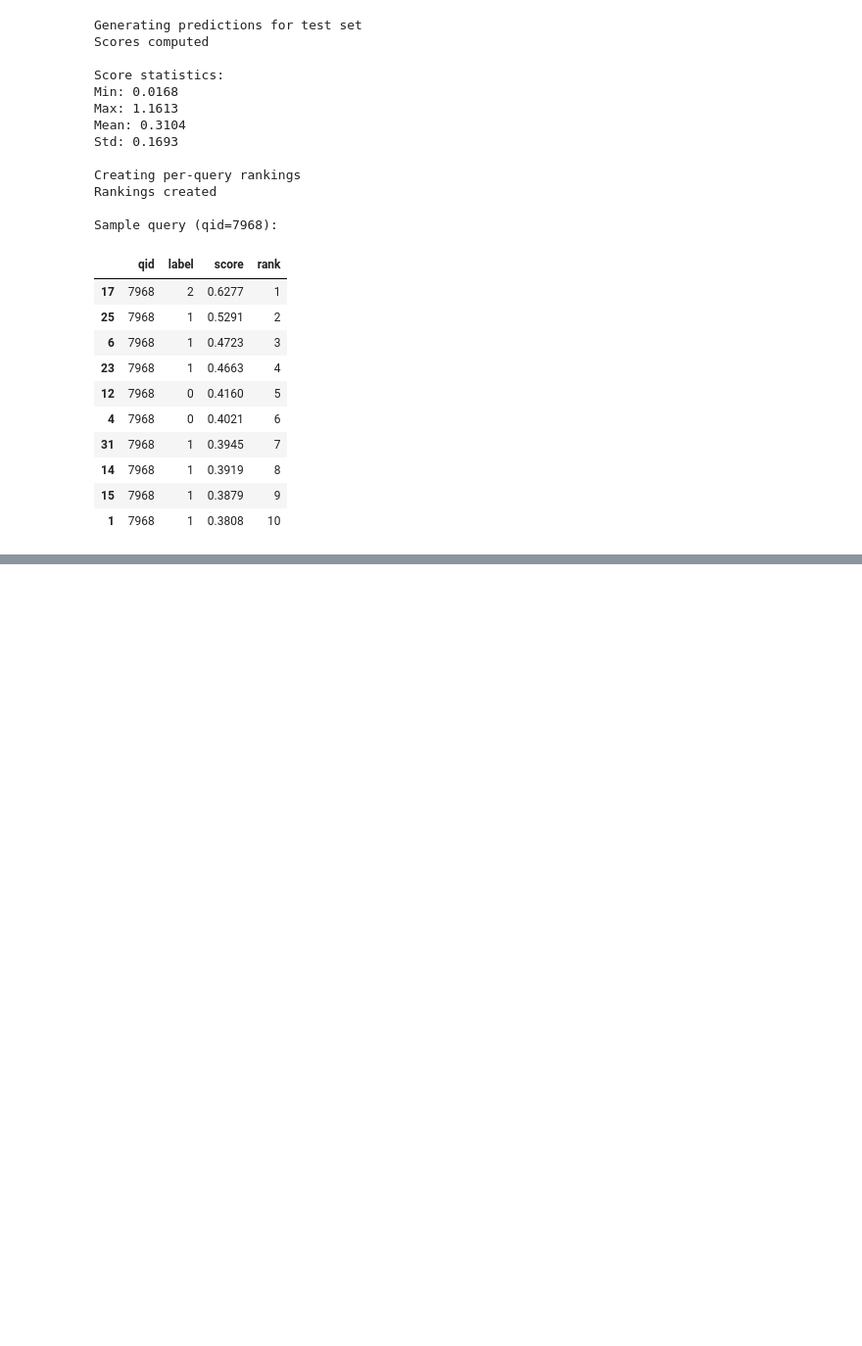
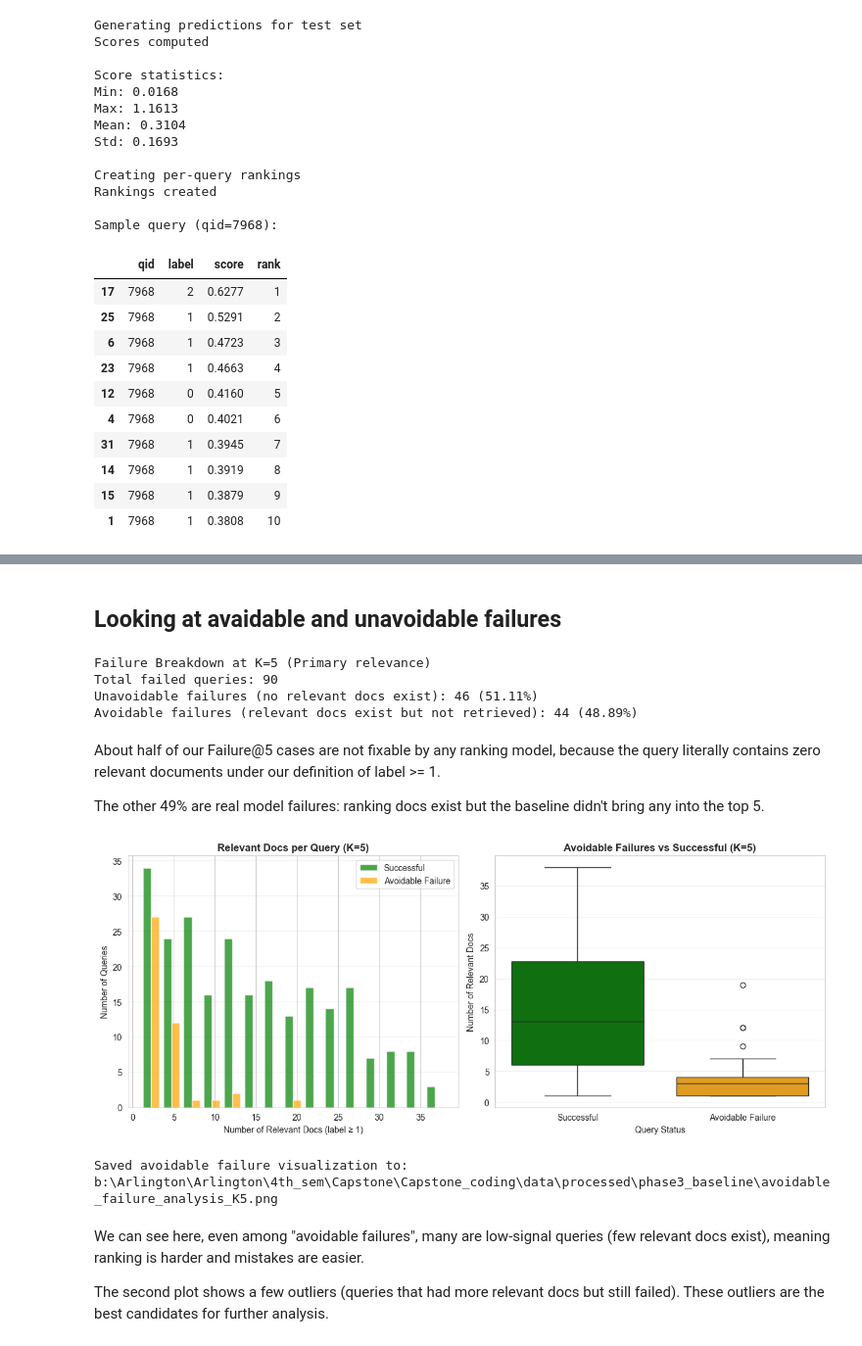
Before and after one commit to KushalMarahatta/Capstone_coding, a Jupyter notebook: notebooks/03_baseline_ranking.ipynb, the cells around one changed output, grey strips where cells are left out. Shown at 98% size. Drawn from its saved outputs; the diff is of its cells as text; code cells hidden in the pictures; blank space fills up the shorter version.

```diff
--- a/notebooks/03_baseline_ranking.ipynb
+++ b/notebooks/03_baseline_ranking.ipynb
@@ -564,0 +1092,80 @@ Sample query (qid=7968):
+# %% [markdown]
+## Looking at avaidable and unavoidable failures
+# %%
+#Splitting failed queries into unavoidable vs avoidable
+unavoidable_failures=failed_queries[failed_queries['num_relevant_1']==0]
+avoidable_failures=failed_queries[failed_queries['num_relevant_1']>0]
+
+print("\nFailure Breakdown at K=5 (Primary relevance)")
+print(f"Total failed queries: {len(failed_queries)}")
+print(f"Unavoidable failures (no relevant docs exist): {len(unavoidable_failures)} "
+      f"({100*len(unavoidable_failures)/len(failed_queries):.2f}%)")
+print(f"Avoidable failures (relevant docs exist but not retrieved): {len(avoidable_failures)} "
+      f"({100*len(avoidable_failures)/len(failed_queries):.2f}%)")
+# %% [output]
+Failure Breakdown at K=5 (Primary relevance)
+Total failed queries: 90
+Unavoidable failures (no relevant docs exist): 46 (51.11%)
+Avoidable failures (relevant docs exist but not retrieved): 44 (48.89%)
+# %% [markdown]
+About half of our Failure@5 cases are not fixable by any ranking model, because the query literally contains zero relevant documents under our definition of label >= 1.
+
+The other 49% are real model failures: ranking docs exist but the baseline didn't bring any into the top 5.
+# %%
+if len(avoidable_failures) > 0:
+    fig, axes = plt.subplots(1, 2, figsize=(12, 5))
+
+    # Plot 1: Histogram of relevant docs (label >=1)
+    axes[0].hist(
+        [successful_queries['num_relevant_1'], avoidable_failures['num_relevant_1']],
+        bins=15,
+        label=['Successful', 'Avoidable Failure'],
+        alpha=0.7,
+        color=['green', 'orange']
+    )
+    axes[0].set_xlabel('Number of Relevant Docs (label ≥ 1)')
+    axes[0].set_ylabel('Number of Queries')
+    axes[0].set_title('Relevant Docs per Query (K=5)', fontweight='bold')
+    axes[0].legend()
+    axes[0].grid(axis='y', alpha=0.3)
+
+    # Plot 2: Boxplot comparison
+    comparison_df = pd.DataFrame({
+        'Status': (
+            ['Successful'] * len(successful_queries) +
+            ['Avoidable Failure'] * len(avoidable_failures)
+        ),
+        'Num_Relevant': (
+            list(successful_queries['num_relevant_1']) +
+            list(avoidable_failures['num_relevant_1'])
+        )
+    })
+
+    sns.boxplot(
+        data=comparison_df,
+        x='Status',
+        y='Num_Relevant',
+        ax=axes[1],
+        palette={'Successful': 'green', 'Avoidable Failure': 'orange'}
+    )
+    axes[1].set_xlabel('Query Status')
+    axes[1].set_ylabel('Number of Relevant Docs')
+    axes[1].set_title('Avoidable Failures vs Successful (K=5)', fontweight='bold')
+    axes[1].grid(axis='y', alpha=0.3)
+
+    plt.tight_layout()
+    plt.savefig(PHASE3_OUTPUT / 'avoidable_failure_analysis_K5.png',
+                dpi=150, bbox_inches='tight')
+    plt.show()
+
+    print(f"Saved avoidable failure visualization to: "
+          f"{PHASE3_OUTPUT / 'avoidable_failure_analysis_K5.png'}")
+else:
+    print("No avoidable failures to visualize.")
+# %% [output]
+[figure, added]
+Saved avoidable failure visualization to: b:\Arlington\Arlington\4th_sem\Capstone\Capstone_coding\data\processed\phase3_baseline\avoidable_failure_analysis_K5.png
+# %% [markdown]
+We can see here, even among "avoidable failures", many are low-signal queries (few relevant docs exist), meaning ranking is harder and mistakes are easier.
+
+The second plot shows a few outliers (queries that had more relevant docs but still failed). These outliers are the best candidates for further analysis.
```
Also changed, not shown: parts of 30 cells of this notebook.
